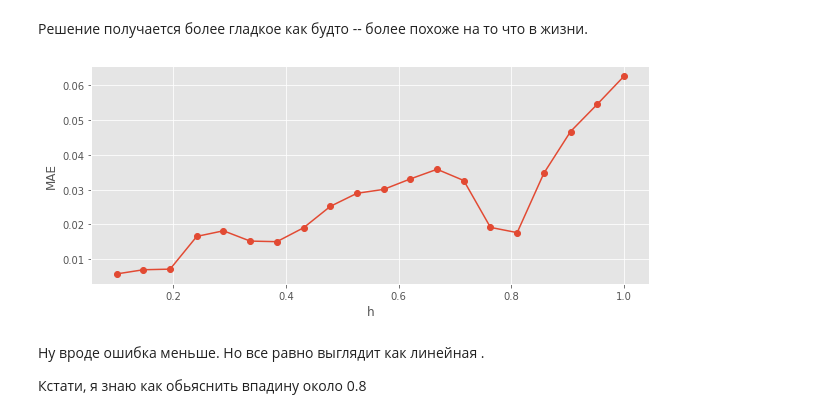
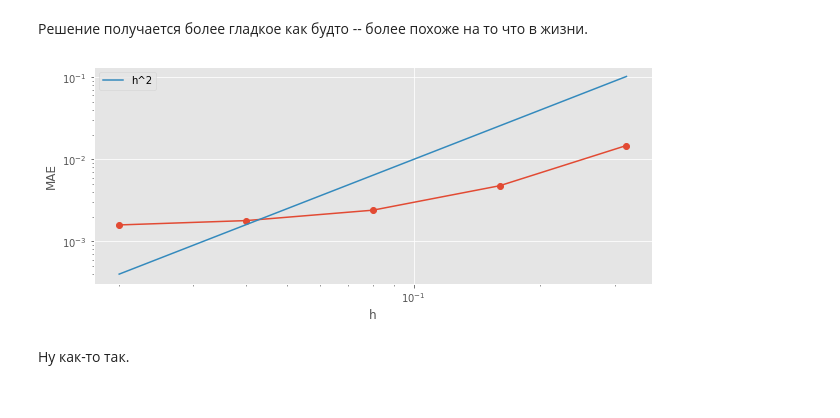
Before and after one commit to IvanSedykh/numerical-methods, a Jupyter notebook: hw1/diffusion_eq_idsedykh.ipynb, the cells around one changed output. Saved outputs shown, nothing was run; the diff lists cells and outputs as text; code cells hidden in the pictures.

```diff
--- a/hw1/diffusion_eq_idsedykh.ipynb
+++ b/hw1/diffusion_eq_idsedykh.ipynb
@@ -209,7 +218,8 @@ def check_expl_x():
 
     # hs = [0.4, 0.2, 0.1]
     # hs = [0.4, 0.3, 0.2, 0.15, 0.1]
-    hs = np.linspace(0.1, 1, num=20)
+    hs = [0.04 * 2**i for i in range(4)]
+    # hs = np.linspace(0.1, 1, num=20)
 
     pbar = tqdm(hs)
     for h in pbar:
@@ -217,7 +227,7 @@ def check_expl_x():
 
         # get numeric solution
         t_1, u_1, u = heat_expl(lambda x: np.sin(4.*x), lambda x: 0., lambda x: 0.,
-                        alpha=1., lx=np.pi, h=h, tau=0.005, rethist=True)
+                        alpha=1., lx=np.pi, h=h, tau=0.0005, rethist=True)
         # get true solution
         u_true = np.vstack([
             true_solution(
@@ -237,8 +247,14 @@ def check_expl_x():
 if TEST:
     h_expl_error_dict = check_expl_x()
 
-    plt.plot(*np.array(list(h_expl_error_dict.items())).T, 'o-')
+    plt.plot(*np.array(list(h_expl_error_dict.items())).T, 'o-', label='vals')
 
+    hs = np.array(list(h_expl_error_dict.items())).T[0]
+    plt.plot(hs, hs**2, label='h^2')
+
+    plt.xscale('log')
+    plt.yscale('log')
     plt.xlabel('h')
     plt.ylabel('MAE');
+    plt.legend();
 # %% [output]
@@ -356,7 +373,10 @@ def heat_impl(init, bound1, bound2, alpha, lx, h, tau, tol=1e-3, rethist=False):
    """
 
 
-   x_grid = np.arange(0, lx + 1e-5, h) #  to include left bound
+   # x_grid = np.arange(0, lx + 1e-5, h) #  to include left bound
+   Nx = math.floor(lx / h) + 1
+   x_grid, h = np.linspace(0, lx, Nx, retstep=True)
+
    n = len(x_grid)
    init = np.vectorize(init)
 
@@ -422,7 +442,8 @@ def check_impl_x():
 
     # hs = [0.4, 0.2, 0.1]
     # hs = [0.4, 0.3, 0.2, 0.15, 0.1]
-    hs = np.linspace(0.1, 1, num=20)
+    # hs = np.linspace(0.1, 1, num=20)
+    hs = [0.02 * 2**i for i in range(5)]
 
     pbar = tqdm(hs)
     for h in pbar:
@@ -430,7 +451,7 @@ def check_impl_x():
 
         # get numeric solution
         t_1, u_1, u = heat_impl(lambda x: np.sin(4.*x), lambda x: 0., lambda x: 0.,
-                        alpha=1., lx=np.pi, h=h, tau=0.005, rethist=True)
+                        alpha=1., lx=np.pi, h=h, tau=0.002, rethist=True)
         # get true solution
         u_true = np.vstack([
             true_solution(
@@ -449,17 +470,21 @@ def check_impl_x():
 # %%
 if TEST:
     h_impl_error_dict = check_impl_x()
 
     plt.plot(*np.array(list(h_impl_error_dict.items())).T, 'o-')
 
+    hs = np.array(list(h_impl_error_dict.items())).T[0]
+    plt.plot(hs, hs**2, label='h^2')
+
+    plt.xscale('log')
+    plt.yscale('log')
     plt.xlabel('h')
     plt.ylabel('MAE');
+    plt.legend();
 # %% [output]
-[figure, old version]
+[figure, new version]
-# %% [markdown]
-Ну вроде ошибка меньше. Но все равно выглядит как линейная .
-
-Кстати, я знаю как обьяснить впадину около 0.8
+# %% [markdown]
+Ну как-то так.
 # %%
 def check_impl_tau():
     from tqdm import tqdm
```
Also changed, not shown: parts of 16 cells of this notebook.
